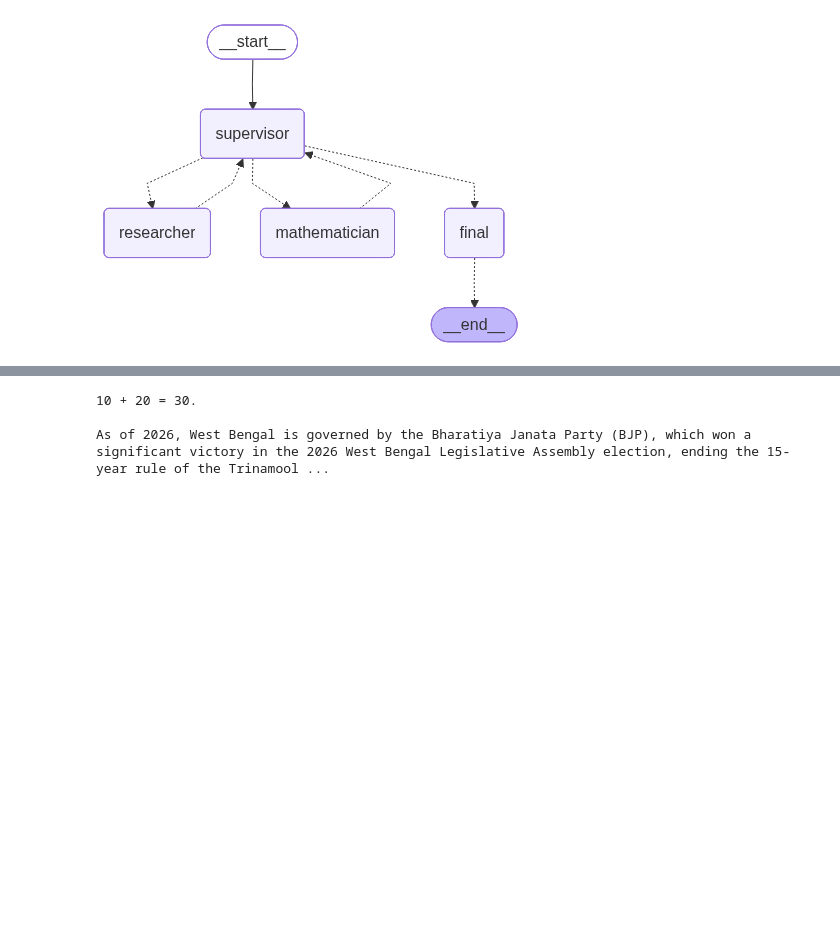
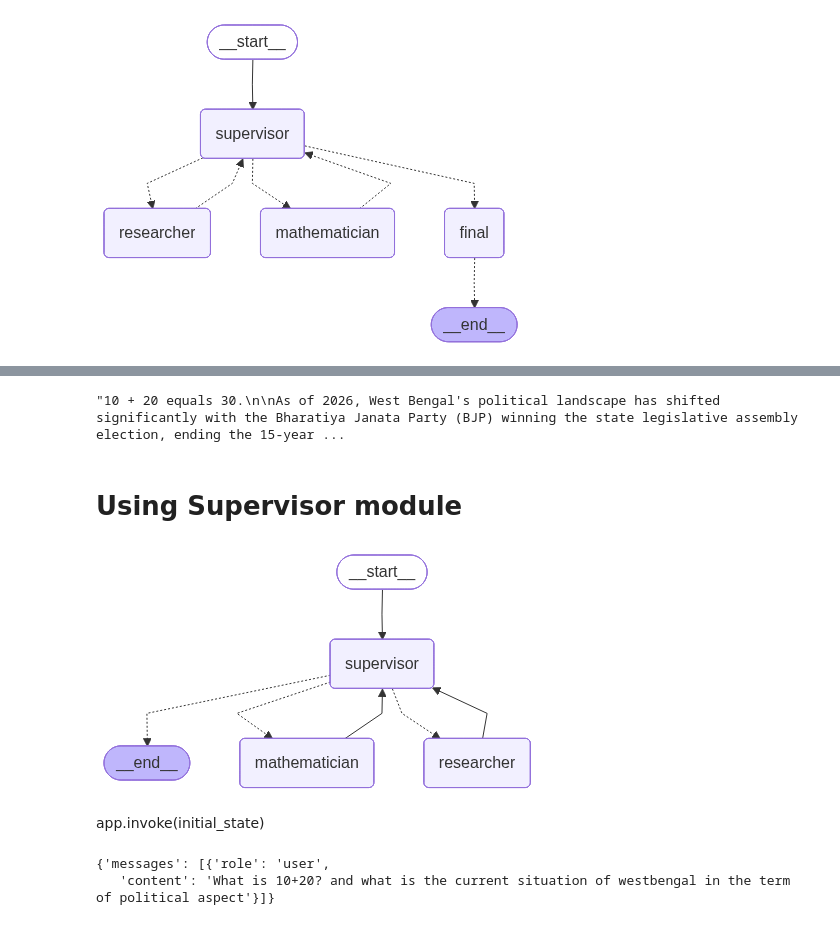
Before and after one commit to kuntal2022/Multi_Agent-Supervised-Agent-, a Jupyter notebook: agent_1.ipynb, the cells around one changed output, grey strips where cells are left out. Cells and saved outputs as stored; diff of their text form; code cells hidden in the pictures; blank space fills up the shorter version.

```diff
--- a/agent_1.ipynb
+++ b/agent_1.ipynb
@@ -278,6 +258,40 @@ As of 2026, West Bengal is governed by the Bharatiya Janata Party (BJP), which w
 # %%
-print(app_result['final_answer'])
+(app_result['final_answer'])
 # %% [output]
-10 + 20 = 30.
-
-As of 2026, West Bengal is governed by the Bharatiya Janata Party (BJP), which won a significant victory in the 2026 West Bengal Legislative Assembly election, ending the 15-year rule of the Trinamool ...
+"10 + 20 equals 30.\n\nAs of 2026, West Bengal's political landscape has shifted significantly with the Bharatiya Janata Party (BJP) winning the state legislative assembly election, ending the 15-year ...
+# %% [markdown]
+# Using Supervisor module
+# %%
+math_agent = create_agent(model=base_llm, tools=[calculate],
+                          name='mathematician',
+                          system_prompt="You Solve Math Problem using calculate tool")
+
+
+
+
+research_agent = create_agent(model=base_llm, tools=[web_search],
+                          name='researcher',
+                          system_prompt="You do search in web using web_search tool")
+
+
+
+supervisor_agnet = create_supervisor(
+    model=base_llm,
+    agents=[math_agent, research_agent],
+    prompt=("""You are a supervisor managing 2 workers "researcher" & 'mathematician,
+            "Route the query correctly to the required agent, use mathematcian for math problems and for factual/current volatile infomartion use the researcher"
+            """)
+)
+
+app=supervisor_agnet.compile()
+app
+# %% [output]
+[figure, added]
+# %% [markdown]
+app.invoke(initial_state)
+# %%
+initial_state1={'messages':[{'role': 'user', 'content': initial_state['query']}]}
+initial_state1
+# %% [output]
+{'messages': [{'role': 'user',
+   'content': 'What is 10+20? and what is the current situation of westbengal in the term of political aspect'}]}
```
Also changed, not shown: parts of 7 cells of this notebook.
